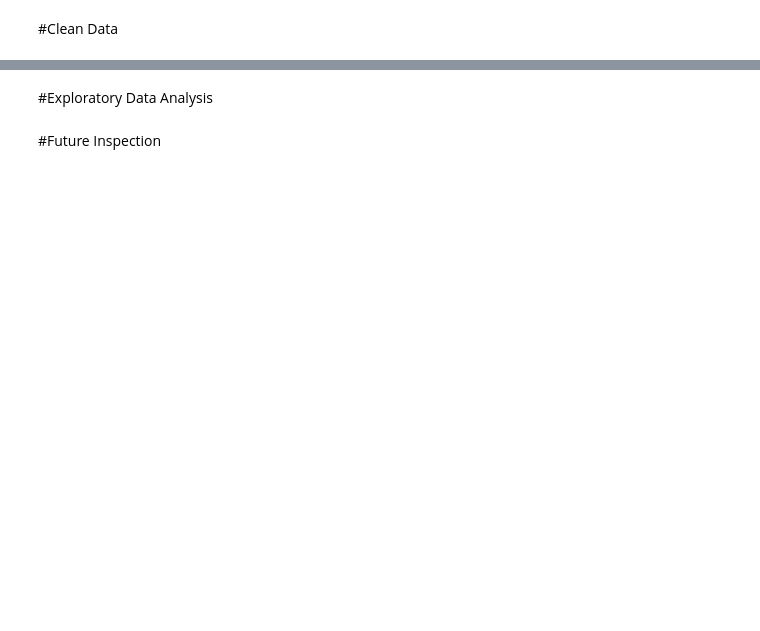
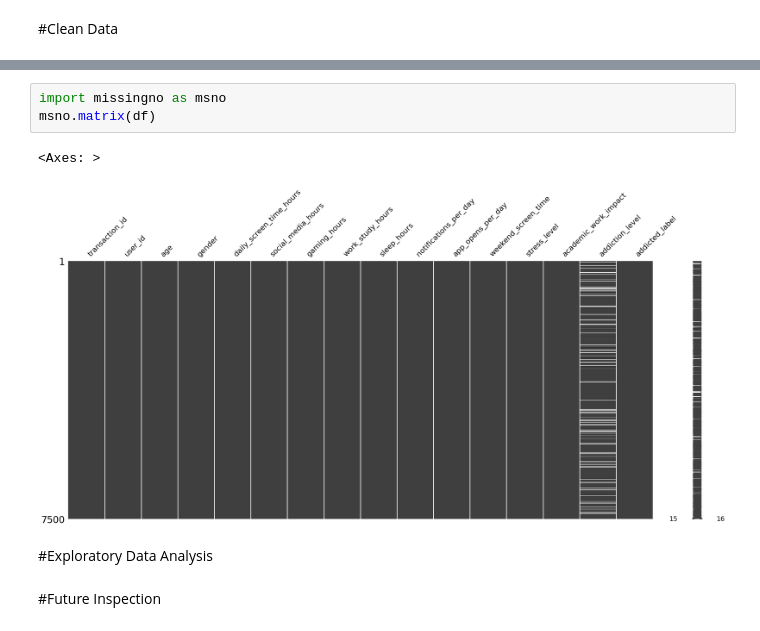
Before and after one commit to abeeraz379/Smartphone-Usage-Addiction-Analysis-, a Jupyter notebook: Smartphone_Usage_&_Addiction_Analysis_.ipynb, the cells around one changed output, grey strips where cells are left out. Saved outputs shown, nothing was run; the diff lists cells and outputs as text; blank space fills up the shorter version.

```diff
--- a/Smartphone_Usage_&_Addiction_Analysis_.ipynb
+++ b/Smartphone_Usage_&_Addiction_Analysis_.ipynb
@@ -32,3 +111,9 @@ df.head()
+# %%
+import missingno as msno
+msno.matrix(df)
+# %% [output]
+<Axes: >
+[figure, added]
 # %% [markdown]
 #Exploratory Data Analysis
 # %% [markdown]
```
Also changed, not shown: parts of 11 cells of this notebook.
